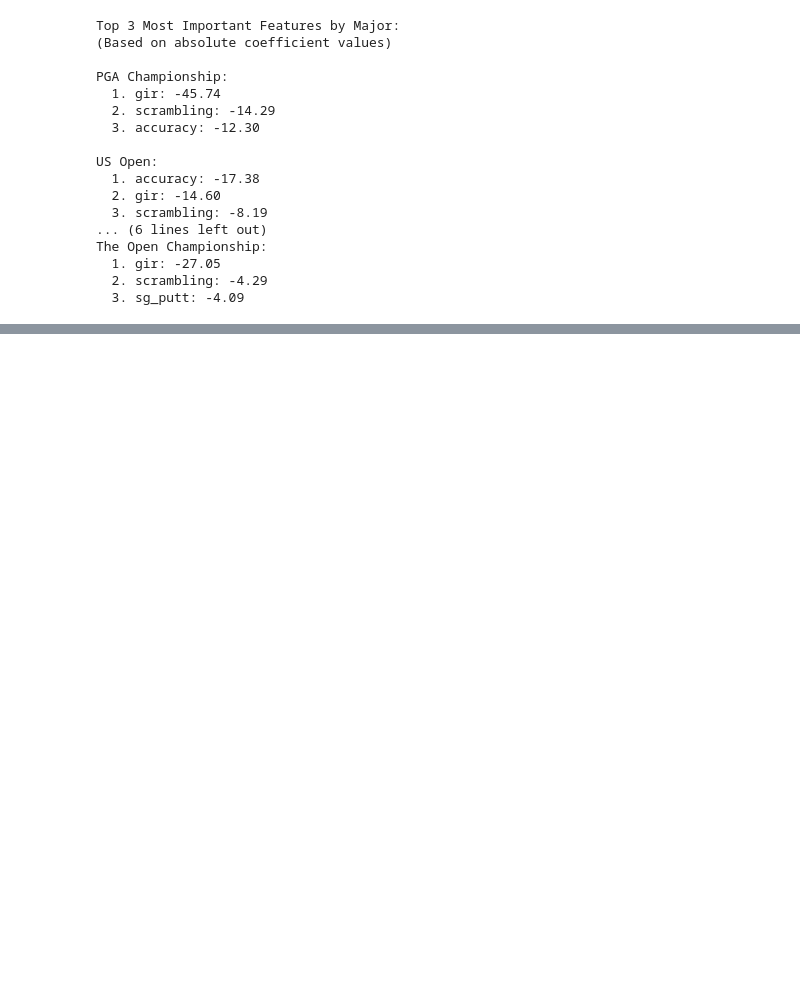
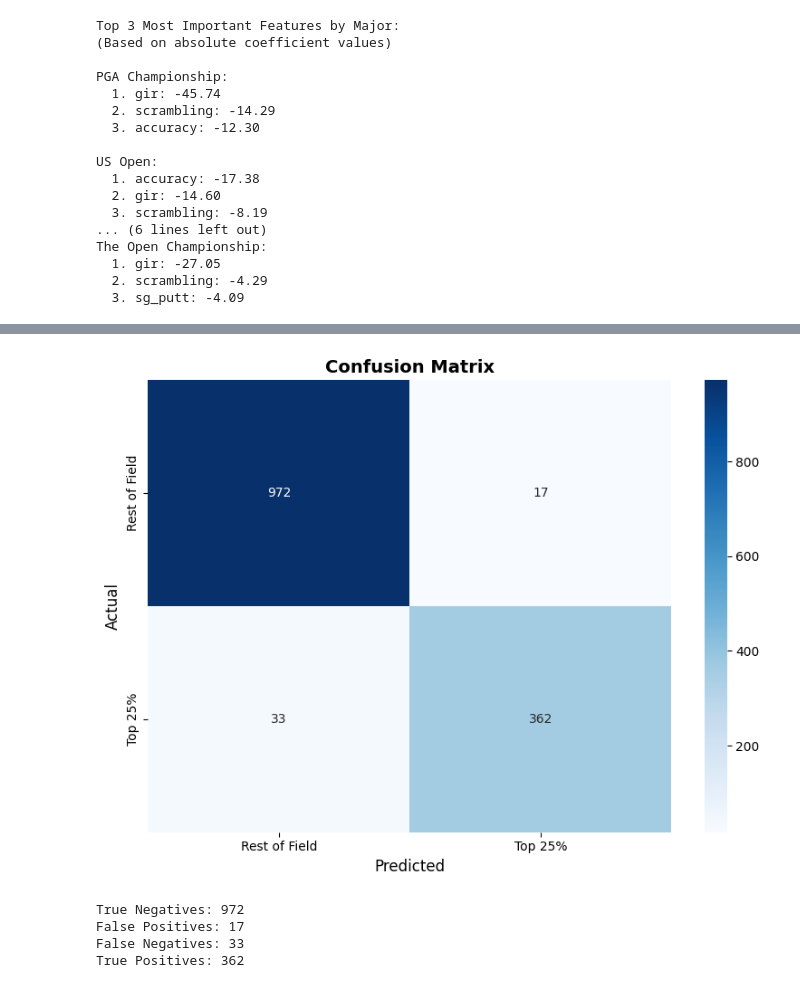
Before and after one commit to pinaluciana/Golf_project, a Jupyter notebook: notebooks/2_Regression_models.ipynb, the cells around one changed output, grey strips where cells are left out. Cells and saved outputs as stored; diff of their text form; code cells hidden in the pictures; blank space fills up the shorter version.

Commit message:
Added: Logistic Regression and analysis

```diff
--- a/notebooks/2_Regression_models.ipynb
+++ b/notebooks/2_Regression_models.ipynb
@@ -326,0 +371,5 @@ While GIR and scrambling are always in the top 3 of most important variables, ac
+# %%
+# Prepare the data to do the logistic regression & print number and name of features
+X = df[features]
+y = df['top_25']
+print(f"\nUsing {len(features)} features: {features}")
@@ -326,0 +378,17 @@ While GIR and scrambling are always in the top 3 of most important variables, ac
+# %%
+# Create the logistic regression model, changed max_iter to 2000 to ensure convergence (with 1000 it didn't converge)
+log_model = LogisticRegression(max_iter=2000, random_state=42)
+log_model.fit(X, y)
+
+# Compute the predictions
+y_pred = log_model.predict(X)
+y_pred_proba = log_model.predict_proba(X)[:, 1]
+
+# Evaluate the model by computing accuracy and ROC-AUC score, print the results and the intercept
+accuracy = (y_pred == y).mean()
+roc_auc = roc_auc_score(y, y_pred_proba)
+
+print("POOLED LOGISTIC REGRESSION RESULTS")
+print(f"\nAccuracy: {accuracy:.3f}")
+print(f"ROC-AUC Score: {roc_auc:.3f}")
+print(f"Intercept: {log_model.intercept_[0]:.3f}")
@@ -326,0 +424,24 @@ While GIR and scrambling are always in the top 3 of most important variables, ac
+# %%
+# Build a confussion matrix to see the breakdown of how many correct and incorrect predictions my logistic regression made
+cm = confusion_matrix(y, y_pred)
+
+plt.figure(figsize=(8, 6))
+sns.heatmap(cm, annot=True, fmt='d', cmap='Blues',
+            xticklabels=['Rest of Field', 'Top 25%'],
+            yticklabels=['Rest of Field', 'Top 25%'])
+plt.title('Confusion Matrix', fontsize=14, fontweight='bold')
+plt.ylabel('Actual', fontsize=12)
+plt.xlabel('Predicted', fontsize=12)
+plt.tight_layout()
+plt.show()
+
+print(f"\nTrue Negatives: {cm[0,0]}")
+print(f"False Positives: {cm[0,1]}")
+print(f"False Negatives: {cm[1,0]}")
+print(f"True Positives: {cm[1,1]}")
+# %% [output]
+[figure, added]
+True Negatives: 972
+False Positives: 17
+False Negatives: 33
+True Positives: 362
```
Also changed, not shown: parts of 23 cells of this notebook.
